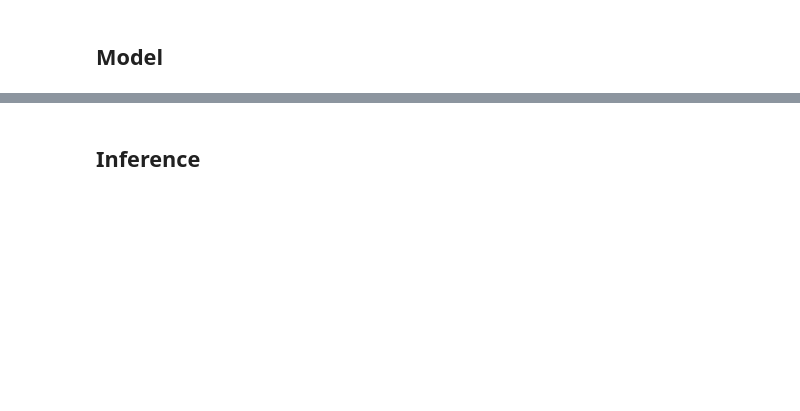
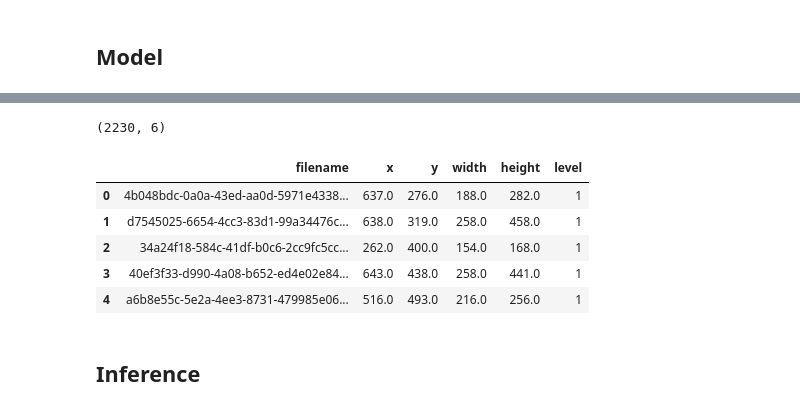
Before and after one commit to kdjoumessi/Test-Time-Explainability, a Jupyter notebook: TTE-CAM.ipynb, the cells around one changed output, grey strips where cells are left out. Drawn from its saved outputs; the diff is of its cells as text; code cells hidden in the pictures; blank space fills up the shorter version.

```diff
--- a/TTE-CAM.ipynb
+++ b/TTE-CAM.ipynb
@@ -99,2 +151,16 @@ Sequential(
+# %%
+df_test = pd.read_csv('csv_files/df_test_rsna.csv')
+
+df_disease =  df_test[df_test.level>0].reset_index(drop=True)
+print(df_test.shape)
+df_test.head()
+# %% [output]
+(2230, 6)
+|  | filename | x | y | width | height | level |
+| 0 | 4b048bdc-0a0a-43ed-aa0d-5971e4338... | 637.0 | 276.0 | 188.0 | 282.0 | 1 |
+| 1 | d7545025-6654-4cc3-83d1-99a34476c... | 638.0 | 319.0 | 258.0 | 458.0 | 1 |
+| 2 | 34a24f18-584c-41df-b0c6-2cc9fc5cc... | 262.0 | 400.0 | 154.0 | 168.0 | 1 |
+| 3 | 40ef3f33-d990-4a08-b652-ed4e02e84... | 643.0 | 438.0 | 258.0 | 441.0 | 1 |
+| 4 | a6b8e55c-5e2a-4ee3-8731-479985e06... | 516.0 | 493.0 | 216.0 | 256.0 | 1 |
 # %% [markdown]
 ## Inference
```
Also changed, not shown: parts of 18 cells of this notebook.
